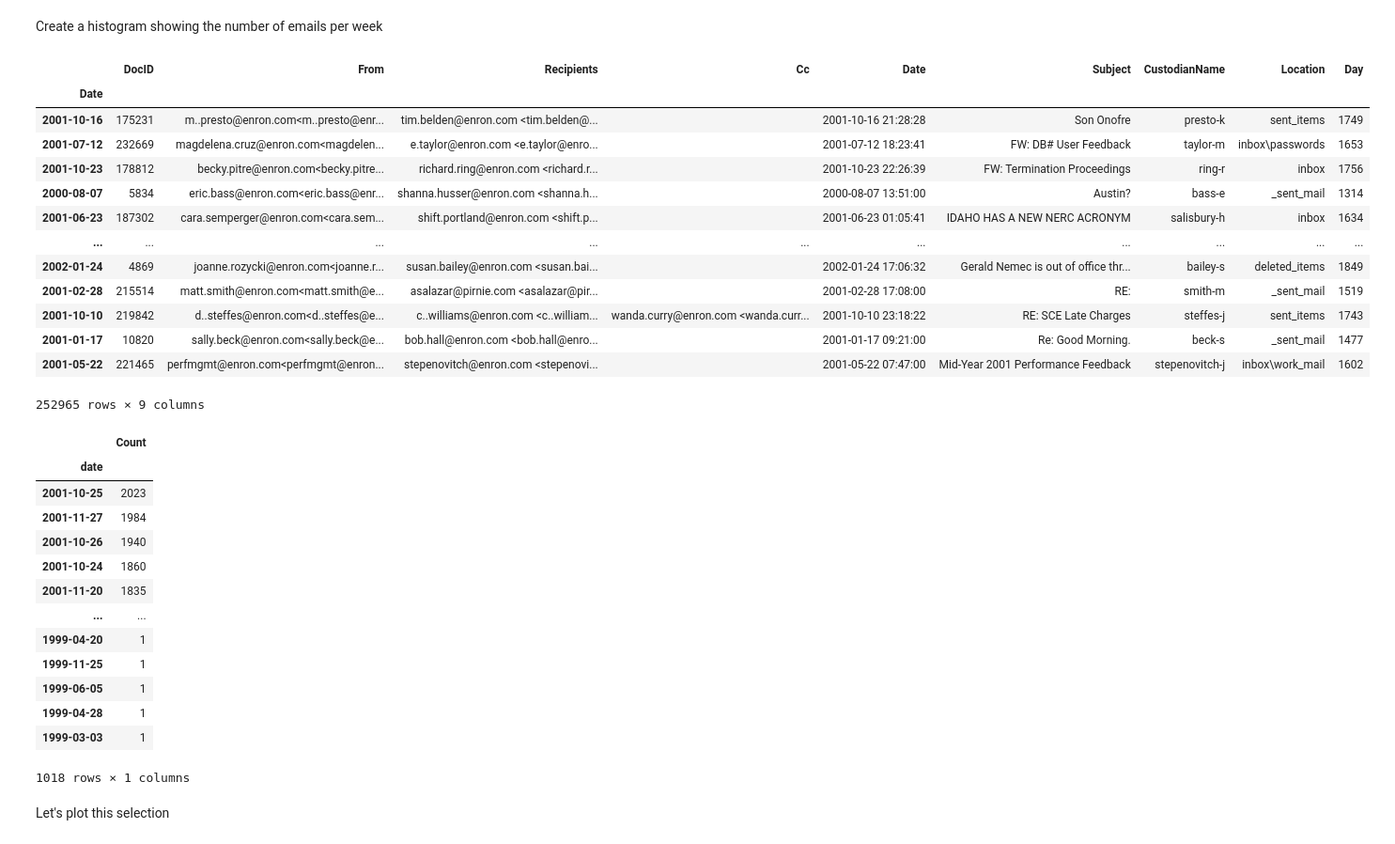
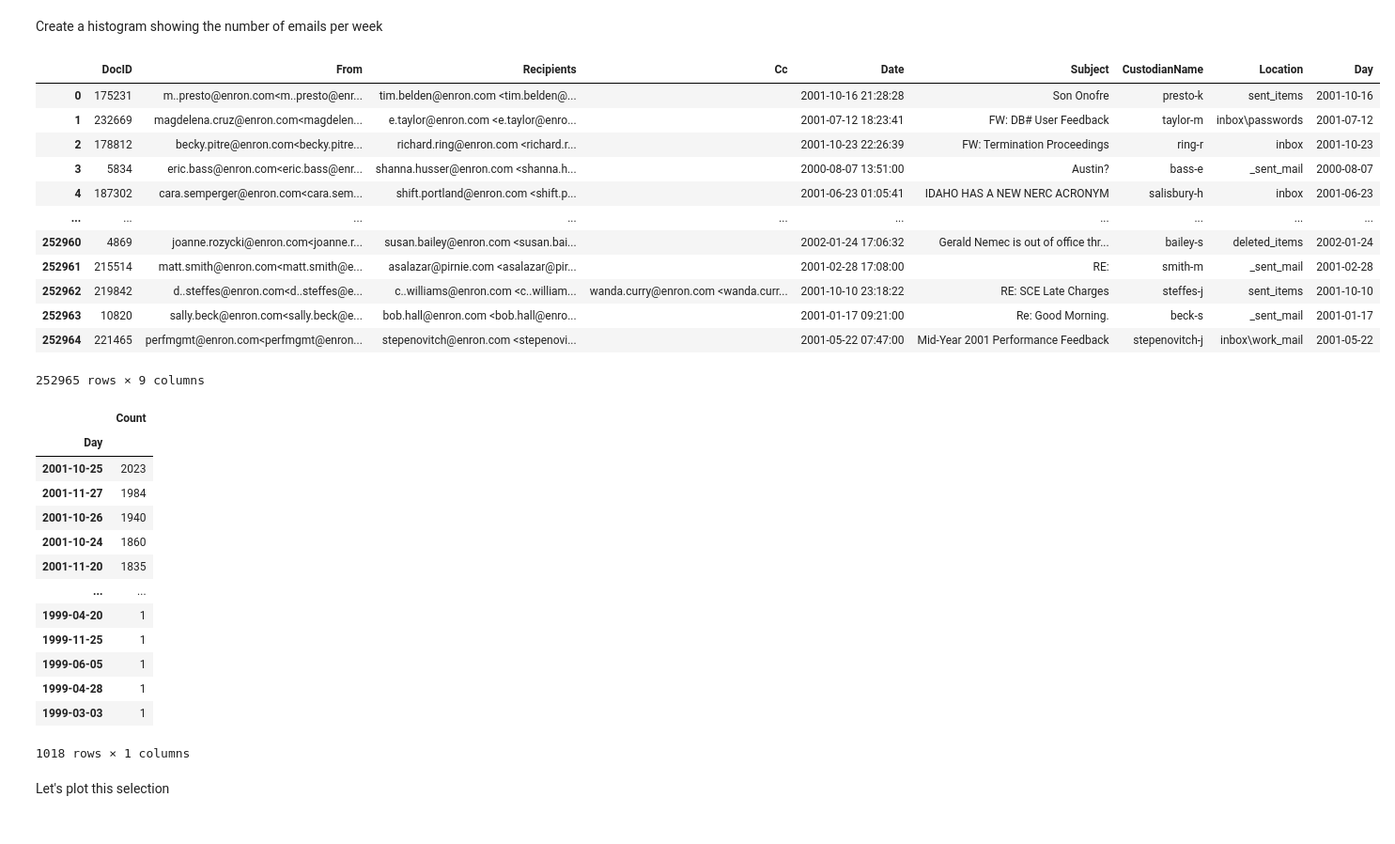
Before and after one commit to HansHenseler/masdav2023, a Jupyter notebook: Part_7_Email_analytics_and_visualisation.ipynb, the cells around one changed output. Shown: that part at 94% size. Cells and saved outputs as stored; diff of their text form; code cells hidden in the pictures.

```diff
--- a/Part_7_Email_analytics_and_visualisation.ipynb
+++ b/Part_7_Email_analytics_and_visualisation.ipynb
@@ -153,41 +153,39 @@ df[df['Subject'].str.contains("[bB]lockbuster|[eE]nron",na=False)].shape[0]
 # %% [markdown]
 Create a histogram showing the number of emails per week
 # %%
-# Set the index to Date (so ignore time)
+# Create a Day column
 
-df.set_index(df['Date'].dt.date,inplace=True)
+df['Day']=df['Date'].dt.date
 df
 # %% [output]
 |  | DocID | From | Recipients | Cc | Date | Subject | CustodianName | Location | Day |
-| Date |  |  |  |  |  |  |  |  |  |
-| 2001-10-16 | 175231 | m..presto@enron.com<m..presto@enr... | tim.belden@enron.com <tim.belden@... |  | 2001-10-16 21:28:28 | Son Onofre | presto-k | sent_items | 1749 |
-| 2001-07-12 | 232669 | magdelena.cruz@enron.com<magdelen... | e.taylor@enron.com <e.taylor@enro... |  | 2001-07-12 18:23:41 | FW: DB# User Feedback | taylor-m | inbox\passwords | 1653 |
-| 2001-10-23 | 178812 | becky.pitre@enron.com<becky.pitre... | richard.ring@enron.com <richard.r... |  | 2001-10-23 22:26:39 | FW: Termination Proceedings | ring-r | inbox | 1756 |
-| 2000-08-07 | 5834 | eric.bass@enron.com<eric.bass@enr... | shanna.husser@enron.com <shanna.h... |  | 2000-08-07 13:51:00 | Austin? | bass-e | _sent_mail | 1314 |
-| 2001-06-23 | 187302 | cara.semperger@enron.com<cara.sem... | shift.portland@enron.com <shift.p... |  | 2001-06-23 01:05:41 | IDAHO HAS A NEW NERC ACRONYM | salisbury-h | inbox | 1634 |
+| 0 | 175231 | m..presto@enron.com<m..presto@enr... | tim.belden@enron.com <tim.belden@... |  | 2001-10-16 21:28:28 | Son Onofre | presto-k | sent_items | 2001-10-16 |
+| 1 | 232669 | magdelena.cruz@enron.com<magdelen... | e.taylor@enron.com <e.taylor@enro... |  | 2001-07-12 18:23:41 | FW: DB# User Feedback | taylor-m | inbox\passwords | 2001-07-12 |
+| 2 | 178812 | becky.pitre@enron.com<becky.pitre... | richard.ring@enron.com <richard.r... |  | 2001-10-23 22:26:39 | FW: Termination Proceedings | ring-r | inbox | 2001-10-23 |
+| 3 | 5834 | eric.bass@enron.com<eric.bass@enr... | shanna.husser@enron.com <shanna.h... |  | 2000-08-07 13:51:00 | Austin? | bass-e | _sent_mail | 2000-08-07 |
+| 4 | 187302 | cara.semperger@enron.com<cara.sem... | shift.portland@enron.com <shift.p... |  | 2001-06-23 01:05:41 | IDAHO HAS A NEW NERC ACRONYM | salisbury-h | inbox | 2001-06-23 |
 | ... | ... | ... | ... | ... | ... | ... | ... | ... | ... |
-| 2002-01-24 | 4869 | joanne.rozycki@enron.com<joanne.r... | susan.bailey@enron.com <susan.bai... |  | 2002-01-24 17:06:32 | Gerald Nemec is out of office thr... | bailey-s | deleted_items | 1849 |
-| 2001-02-28 | 215514 | matt.smith@enron.com<matt.smith@e... | asalazar@pirnie.com <asalazar@pir... |  | 2001-02-28 17:08:00 | RE: | smith-m | _sent_mail | 1519 |
-| 2001-10-10 | 219842 | d..steffes@enron.com<d..steffes@e... | c..williams@enron.com <c..william... | wanda.curry@enron.com <wanda.curr... | 2001-10-10 23:18:22 | RE: SCE Late Charges | steffes-j | sent_items | 1743 |
-| 2001-01-17 | 10820 | sally.beck@enron.com<sally.beck@e... | bob.hall@enron.com <bob.hall@enro... |  | 2001-01-17 09:21:00 | Re: Good Morning. | beck-s | _sent_mail | 1477 |
-| 2001-05-22 | 221465 | perfmgmt@enron.com<perfmgmt@enron... | stepenovitch@enron.com <stepenovi... |  | 2001-05-22 07:47:00 | Mid-Year 2001 Performance Feedback | stepenovitch-j | inbox\work_mail | 1602 |
+| 252960 | 4869 | joanne.rozycki@enron.com<joanne.r... | susan.bailey@enron.com <susan.bai... |  | 2002-01-24 17:06:32 | Gerald Nemec is out of office thr... | bailey-s | deleted_items | 2002-01-24 |
+| 252961 | 215514 | matt.smith@enron.com<matt.smith@e... | asalazar@pirnie.com <asalazar@pir... |  | 2001-02-28 17:08:00 | RE: | smith-m | _sent_mail | 2001-02-28 |
+| 252962 | 219842 | d..steffes@enron.com<d..steffes@e... | c..williams@enron.com <c..william... | wanda.curry@enron.com <wanda.curr... | 2001-10-10 23:18:22 | RE: SCE Late Charges | steffes-j | sent_items | 2001-10-10 |
+| 252963 | 10820 | sally.beck@enron.com<sally.beck@e... | bob.hall@enron.com <bob.hall@enro... |  | 2001-01-17 09:21:00 | Re: Good Morning. | beck-s | _sent_mail | 2001-01-17 |
+| 252964 | 221465 | perfmgmt@enron.com<perfmgmt@enron... | stepenovitch@enron.com <stepenovi... |  | 2001-05-22 07:47:00 | Mid-Year 2001 Performance Feedback | stepenovitch-j | inbox\work_mail | 2001-05-22 |
 252965 rows × 9 columns
 # %%
 import datetime
 
 # we clean up the dates and leave out anything before 1-1-1999 or after 1-1-2002
-clean_df = df[(df.index > datetime.date(1999,1,1)) & (df.index < datetime.date(2002,1,1))]
+clean_df = df[(df['Day'] > datetime.date(1999,1,1)) & (df['Day'] < datetime.date(2002,1,1))]
 
 # instead of a pivot we can use value_counts()
-emails_per_day = clean_df.index.value_counts()
+emails_per_day = clean_df['Day'].value_counts()
 
 # but we need to change the output into a dataframe and set index plus column names
-emails_per_day = emails_per_day.rename_axis('date').to_frame('Count')
-
+emails_per_day = emails_per_day.rename_axis('Day').to_frame('Count')
 emails_per_day
 # %% [output]
 |  | Count |
-| date |  |
+| Day |  |
 | 2001-10-25 | 2023 |
 | 2001-11-27 | 1984 |
 | 2001-10-26 | 1940 |
```
Also changed, not shown: parts of 13 cells of this notebook.
